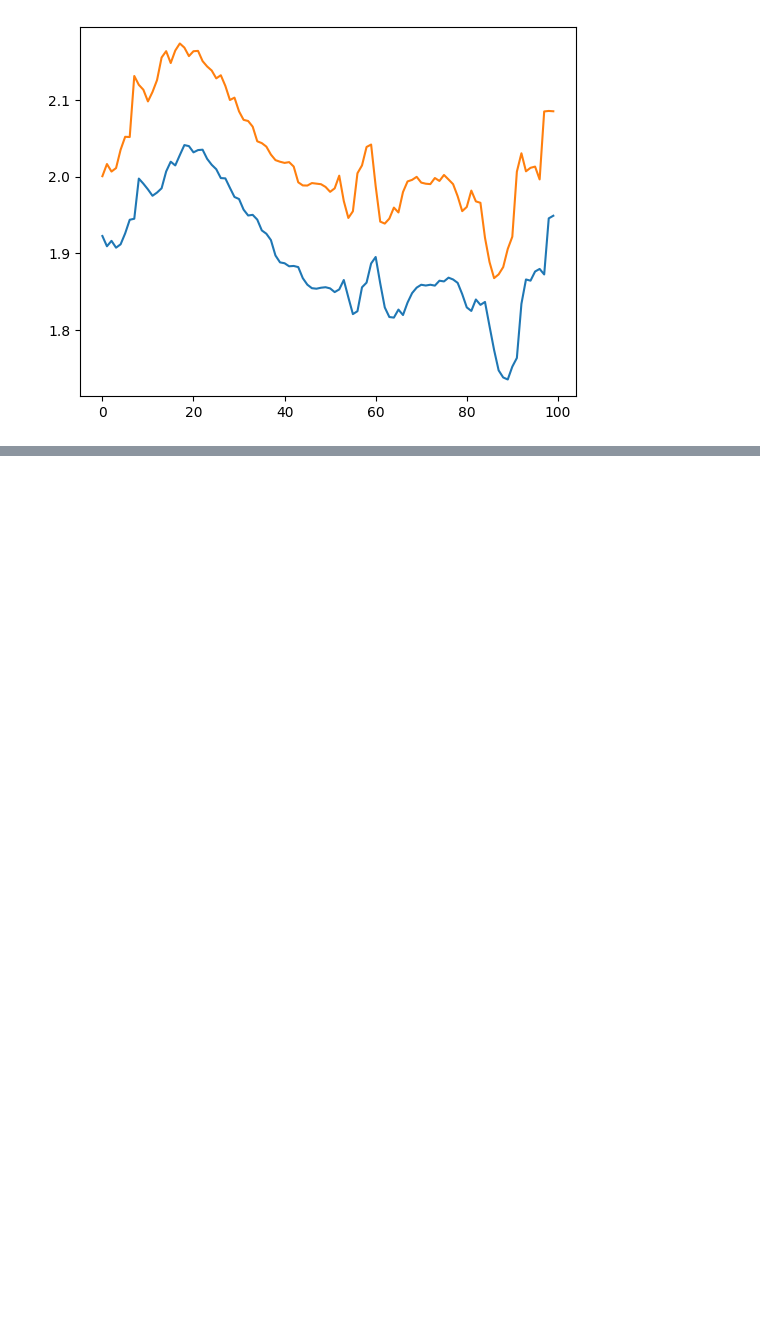
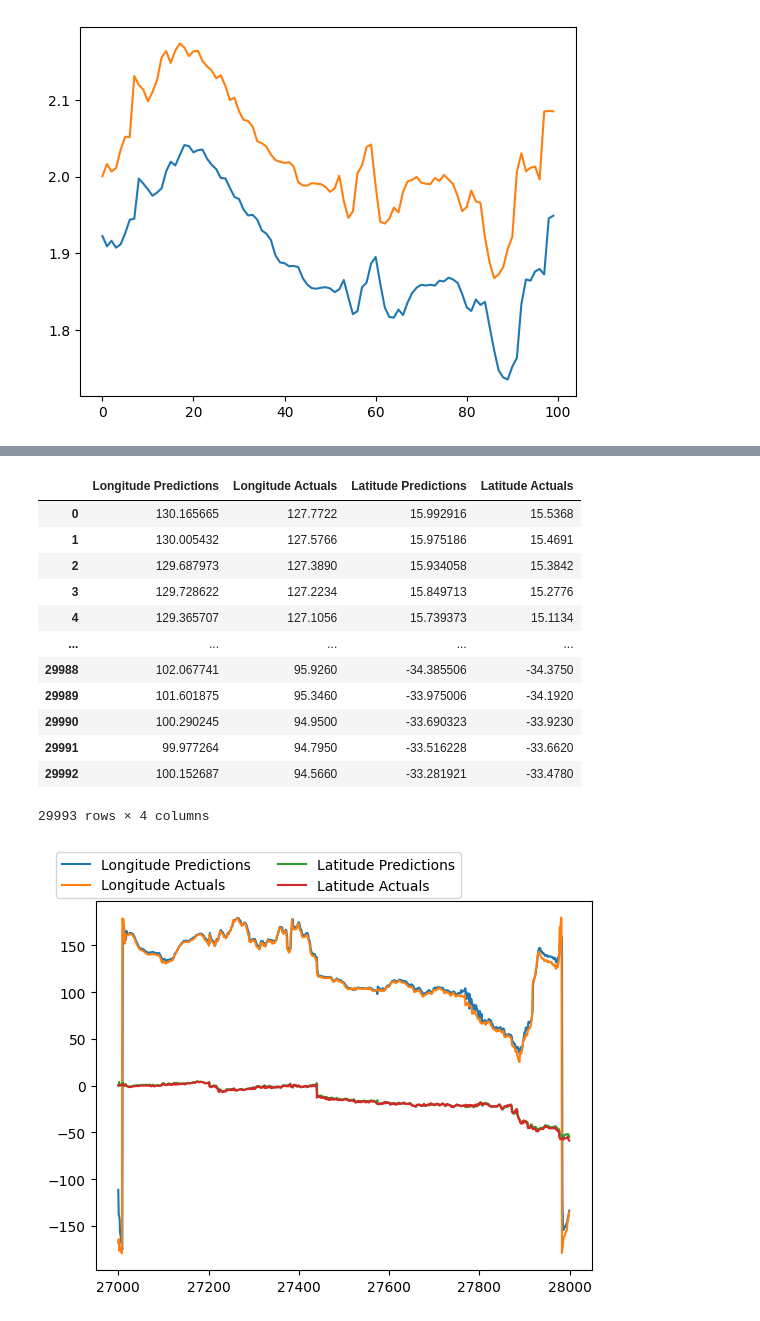
Before and after one commit to JonPGallegos/ocean_climate, a Jupyter notebook: ocean_climate.ipynb, the cells around one changed output, grey strips where cells are left out. Drawn from its saved outputs; the diff is of its cells as text; code cells hidden in the pictures; blank space fills up the shorter version.

```diff
--- a/ocean_climate.ipynb
+++ b/ocean_climate.ipynb
@@ -997,0 +1066,4 @@ INFO:tensorflow:Assets written to: model5\assets
+# %%
+
+plot_predictions2(model5, X3_test, y3_test, 27000, 28000)
+# %% [output]
@@ -998,3 +1071,17 @@ INFO:tensorflow:Assets written to: model5\assets
+|  | Longitude Predictions | Longitude Actuals | Latitude Predictions | Latitude Actuals |
+| 0 | 130.165665 | 127.7722 | 15.992916 | 15.5368 |
+| 1 | 130.005432 | 127.5766 | 15.975186 | 15.4691 |
+| 2 | 129.687973 | 127.3890 | 15.934058 | 15.3842 |
+| 3 | 129.728622 | 127.2234 | 15.849713 | 15.2776 |
+| 4 | 129.365707 | 127.1056 | 15.739373 | 15.1134 |
+| ... | ... | ... | ... | ... |
+| 29988 | 102.067741 | 95.9260 | -34.385506 | -34.3750 |
+| 29989 | 101.601875 | 95.3460 | -33.975006 | -34.1920 |
+| 29990 | 100.290245 | 94.9500 | -33.690323 | -33.9230 |
+| 29991 | 99.977264 | 94.7950 | -33.516228 | -33.6620 |
+| 29992 | 100.152687 | 94.5660 | -33.281921 | -33.4780 |
+29993 rows × 4 columns
+[figure, added]
 # %%
 def plot_predictions2(model, X, y, start=0, end=100):
   predictions = model.predict(X)
```
Also changed, not shown: parts of 31 cells of this notebook, 5 other files.
